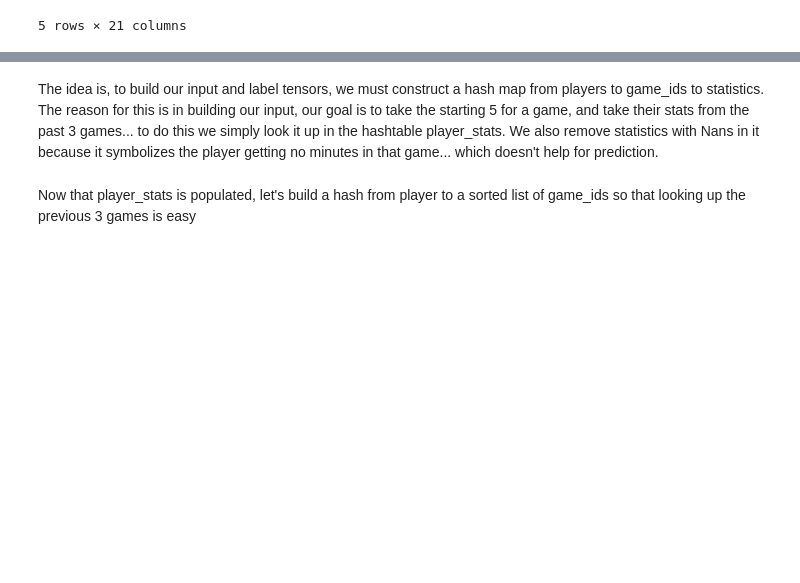
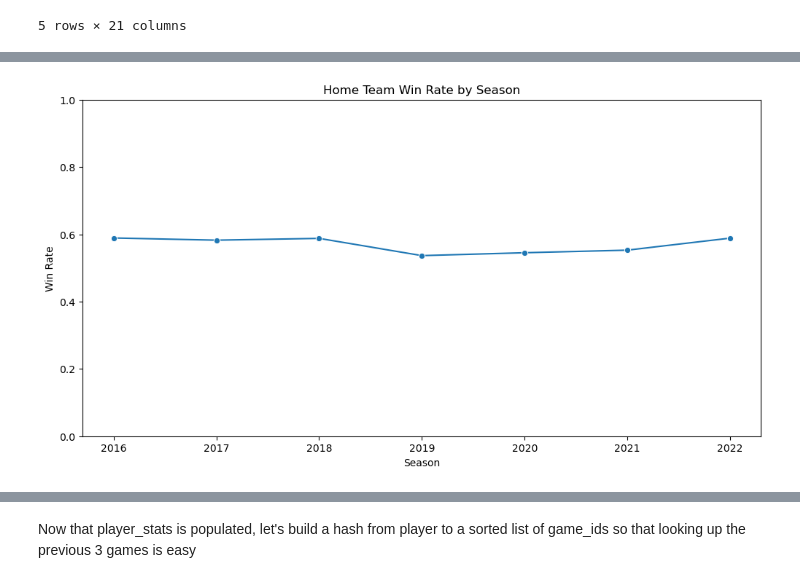
Before and after one commit to vishnu363728/NBADatascience, a Jupyter notebook: trainingpipeline.ipynb, the cells around one changed output, grey strips where cells are left out. Cells and saved outputs as stored; diff of their text form; code cells hidden in the pictures; blank space fills up the shorter version.

```diff
--- a/trainingpipeline.ipynb
+++ b/trainingpipeline.ipynb
@@ -17,3 +46,17 @@ games_df.head()
+# %%
+# Calculate the win rate by season
+win_rate_by_season = games_df.groupby('SEASON')['HOME_TEAM_WINS'].mean()
+
+# Plot the home team win rate by season
+plt.figure(figsize=(12, 6))
+sns.lineplot(x=win_rate_by_season.index, y=win_rate_by_season.values, marker='o')
+plt.title('Home Team Win Rate by Season')
+plt.xlabel('Season')
+plt.ylabel('Win Rate')
+plt.ylim(0, 1)
+plt.show()
+# %% [output]
+[figure, added]
 # %%
 details_df = pd.read_csv('games_details.csv')
 details_df.head()
@@ -39,8 +82,6 @@ details_df = details_df[~details_df['GAME_ID'].isin(drop_ids)]
 
 games_df.reset_index(drop=True, inplace=True)
 details_df.reset_index(drop=True, inplace=True)
-# %% [markdown]
-The idea is, to build our input and label tensors, we must construct a hash map from players to game_ids to statistics. The reason for this is in building our input, our goal is to take the starting 5 for a game, and take their stats from the past 3 games... to do this we simply look it up in the hashtable player_stats. We also remove statistics with Nans in it because it symbolizes the player getting no minutes in that game... which doesn't help for prediction.
 # %%
 num_rows = details_df.shape[0]
 # Initialize the data structure
```
Also changed, not shown: parts of 11 cells of this notebook, 1 other file.
